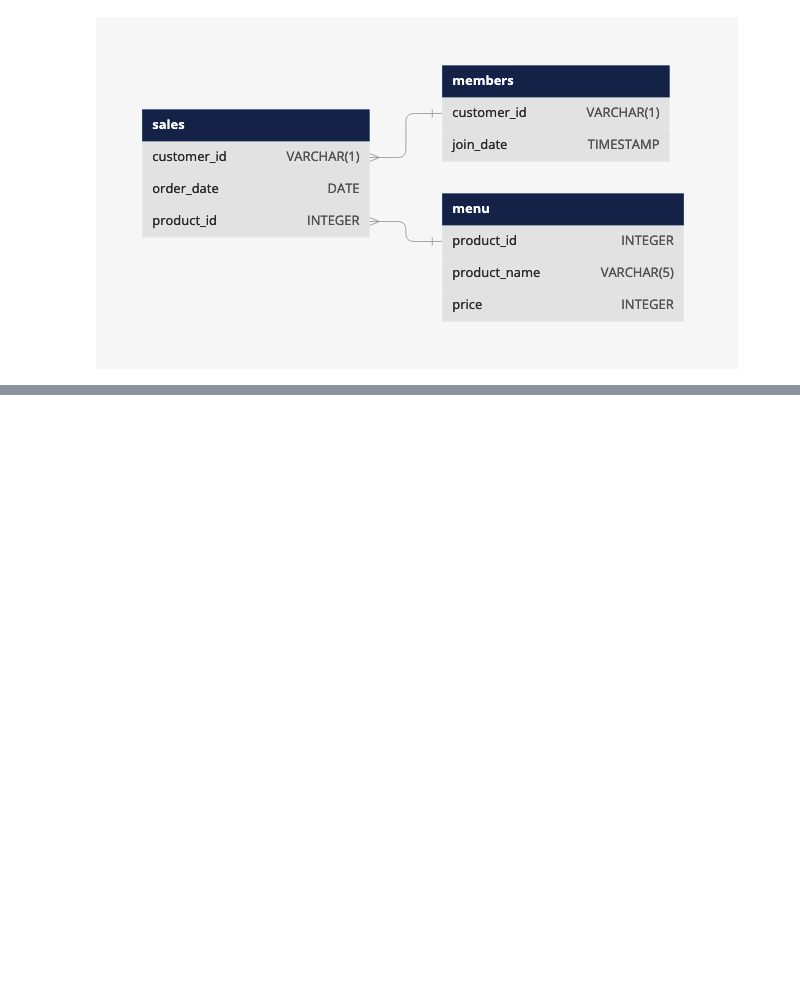
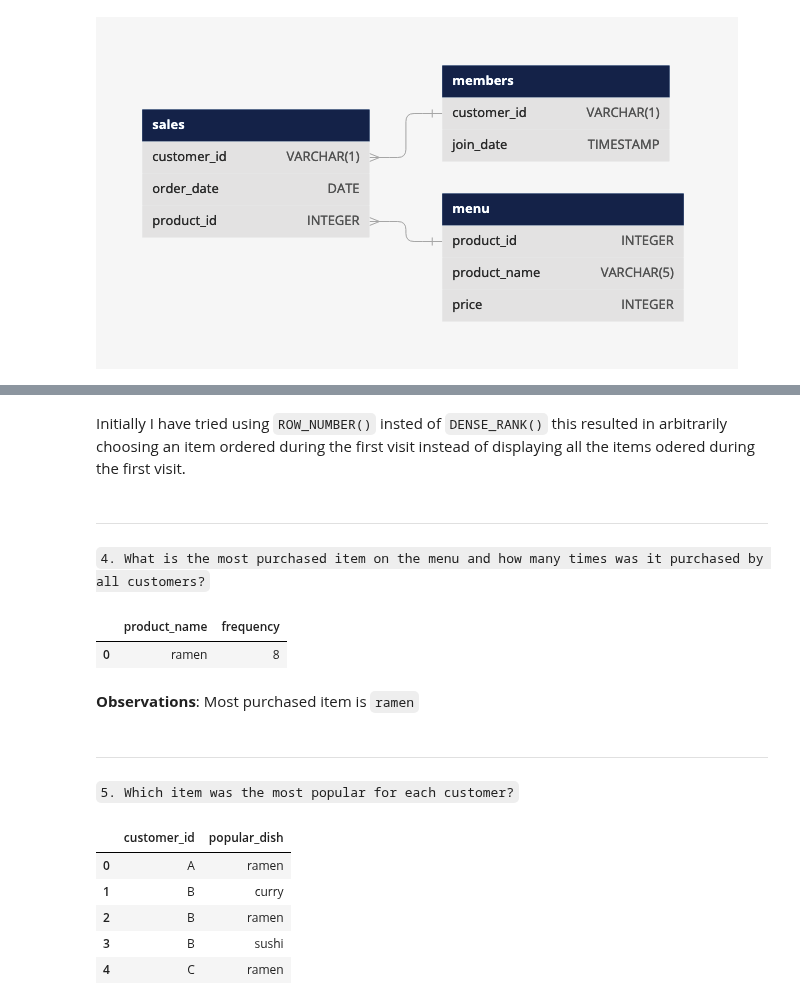
Before and after one commit to A-C-Sai/working-with-data, a Jupyter notebook: projects/sql-case-studies/Danny's Diner.ipynb, the cells around one changed output, grey strips where cells are left out. Drawn from its saved outputs; the diff is of its cells as text; code cells hidden in the pictures; blank space fills up the shorter version.

````diff
--- a/projects/sql-case-studies/Danny's Diner.ipynb
+++ b/projects/sql-case-studies/Danny's Diner.ipynb
@@ -59,0 +190,6 @@ Image(filename="./resources/Danny's Diner ER Diagram.png")
+# %% [markdown]
+Initially I have tried using ```ROW_NUMBER()``` insted of ```DENSE_RANK()``` this resulted in arbitrarily choosing an item ordered during the first visit instead of displaying all the items odered during the first visit.
+# %% [markdown]
+***
+# %% [markdown]
+```4. What is the most purchased item on the menu and how many times was it purchased by all customers?```
@@ -59,0 +215,53 @@ Image(filename="./resources/Danny's Diner ER Diagram.png")
+# %%
+execute_query(query_str)
+# %% [output]
+|  | product_name | frequency |
+| 0 | ramen | 8 |
+# %% [markdown]
+**Observations**: Most purchased item is ```ramen```
+# %% [markdown]
+***
+# %% [markdown]
+```5. Which item was the most popular for each customer?```
+# %%
+query_str = (
+    """
+    with frequency_per_customer as (
+        select
+            customer_id,
+            product_id,
+            count(*) as frequency
+        from sales
+        group by customer_id, product_id
+    ),
+    rank_per_customer as (
+        select
+            customer_id,
+            product_id,
+            frequency,
+            dense_rank() over(partition by customer_id order by frequency desc) as item_rank
+        from frequency_per_customer
+    )
+
+    select
+        customer_id,
+        product_name as popular_dish
+    from
+        rank_per_customer
+        join
+        menu
+        on rank_per_customer.product_id = menu.product_id
+    where item_rank = 1
+    order by customer_id, popular_dish;
+
+    """
+)
+# %%
+execute_query(query_str)
+# %% [output]
+|  | customer_id | popular_dish |
+| 0 | A | ramen |
+| 1 | B | curry |
+| 2 | B | ramen |
+| 3 | B | sushi |
+| 4 | C | ramen |
````
Also changed, not shown: parts of 34 cells of this notebook.
